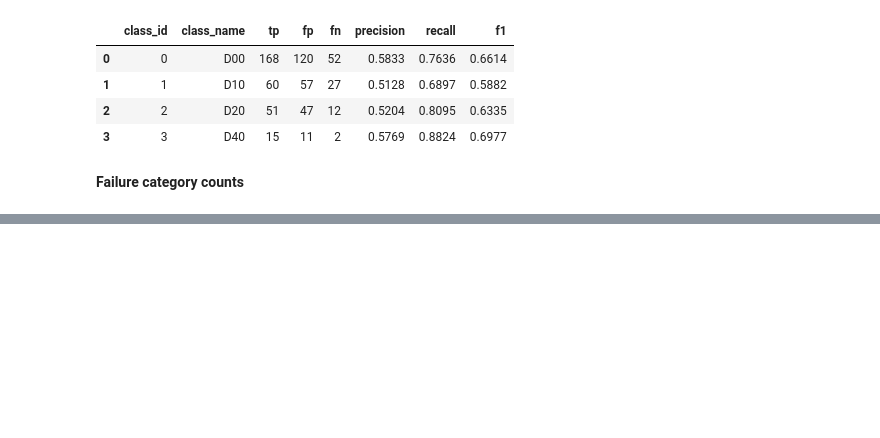
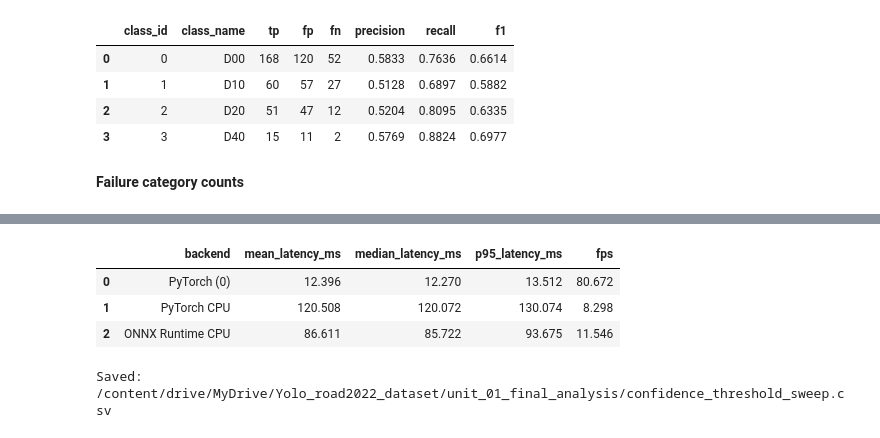
Before and after one commit to mdmohsin212/modern-vision-multimodal-lab, a Jupyter notebook: Vision/01_object_detection/notebooks/error_analysis_video_onnx_exam.ipynb, the cells around one changed output, grey strips where cells are left out. Saved outputs shown, nothing was run; the diff lists cells and outputs as text; code cells hidden in the pictures; blank space fills up the shorter version.

```diff
--- a/Vision/01_object_detection/notebooks/error_analysis_video_onnx_exam.ipynb
+++ b/Vision/01_object_detection/notebooks/error_analysis_video_onnx_exam.ipynb
@@ -571,0 +816,7 @@ per_class_dataframe.to_csv(
+# %%
+DEPLOYMENT_DIR = OUTPUT_ROOT / "deployment"
+DEPLOYMENT_DIR.mkdir(parents=True, exist_ok=True)
+DEPLOYMENT_ONNX_PATH = DEPLOYMENT_DIR / "rdd2022_yolo26n_fp32.onnx"
+
+shutil.copy2(ONNX_MODEL_PATH, DEPLOYMENT_ONNX_PATH)
+print("Deployment ONNX:", DEPLOYMENT_ONNX_PATH)
@@ -571,0 +970,39 @@ per_class_dataframe.to_csv(
+# %%
+benchmark_frame = cv2.imread(str(test_image_path))
+if benchmark_frame is None:
+    raise RuntimeError("Benchmark image could not be read.")
+
+pytorch_active_benchmark = (
+    benchmark_model(model,benchmark_frame, DEVICE)
+)
+# %%
+pytorch_cpu_model = YOLO(
+    str(BEST_MODEL_PATH)
+)
+
+pytorch_cpu_benchmark = (
+    benchmark_model(pytorch_cpu_model, benchmark_frame,"cpu")
+)
+
+onnx_cpu_benchmark = (
+    benchmark_model(onnx_model, benchmark_frame, "cpu")
+)
+# %%
+benchmark_dataframe = pd.DataFrame([
+    {
+        "backend": (f"PyTorch ({DEVICE})"), **pytorch_active_benchmark
+    },
+    {
+        "backend": "PyTorch CPU", **pytorch_cpu_benchmark
+    },
+    {
+        "backend": "ONNX Runtime CPU", **onnx_cpu_benchmark
+    },
+])
+
+display(benchmark_dataframe.round(3))
+# %% [output]
+|  | backend | mean_latency_ms | median_latency_ms | p95_latency_ms | fps |
+| 0 | PyTorch (0) | 12.396 | 12.270 | 13.512 | 80.672 |
+| 1 | PyTorch CPU | 120.508 | 120.072 | 130.074 | 8.298 |
+| 2 | ONNX Runtime CPU | 86.611 | 85.722 | 93.675 | 11.546 |
@@ -571,0 +1031,7 @@ per_class_dataframe.to_csv(
+# %%
+threshold_report_path = OUTPUT_ROOT / "confidence_threshold_sweep.csv"
+
+threshold_dataframe.to_csv(threshold_report_path, index=False)
+print("Saved:", threshold_report_path)
+# %% [output]
+Saved: /content/drive/MyDrive/Yolo_road2022_dataset/unit_01_final_analysis/confidence_threshold_sweep.csv
```
Also changed, not shown: parts of 22 cells of this notebook.
